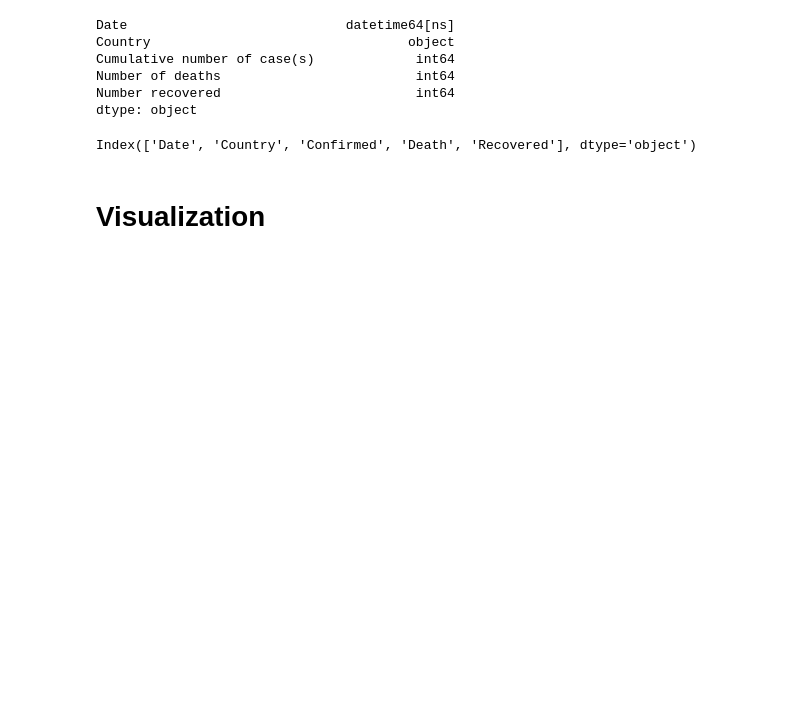
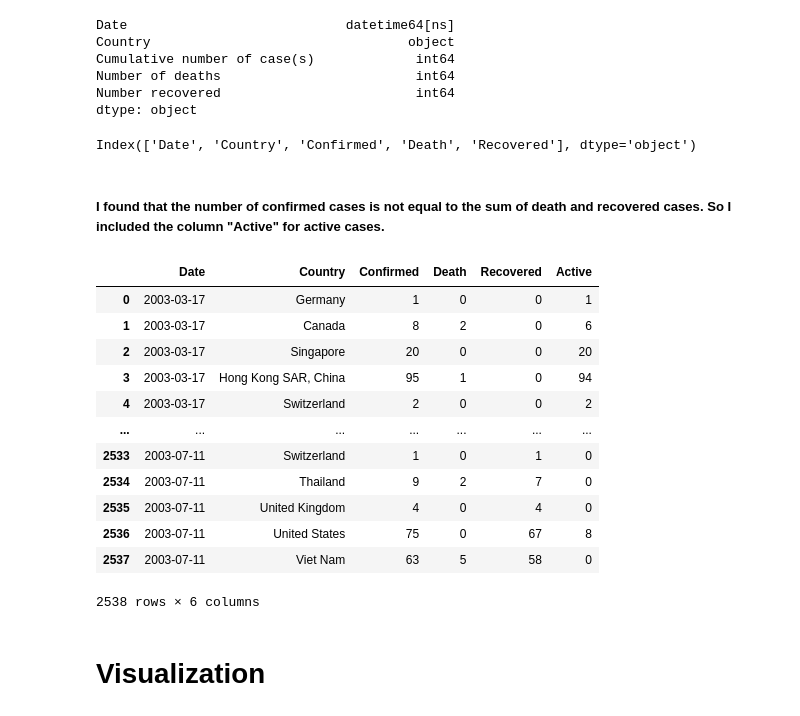
Before and after one commit to bee5633/SARS, a Jupyter notebook: SARS_jupyter.ipynb, the cells around one changed output. Saved outputs shown, nothing was run; the diff lists cells and outputs as text; code cells hidden in the pictures; blank space fills up the shorter version.

```diff
--- a/SARS_jupyter.ipynb
+++ b/SARS_jupyter.ipynb
@@ -161,6 +163,27 @@ sarsdf = sarsdf.rename(columns = {
 sarsdf.columns
 # %% [output]
 Index(['Date', 'Country', 'Confirmed', 'Death', 'Recovered'], dtype='object')
+# %% [markdown]
+<h5>I found that the number of confirmed cases is not equal to the sum of death and recovered cases. So I included the column "Active" for active cases. </h5>
+# %%
+#add 'Active' cases
+sarsdf['Active']  = sarsdf['Confirmed'] - (sarsdf['Death']  + sarsdf['Recovered'])
+#check
+sarsdf
+# %% [output]
+|  | Date | Country | Confirmed | Death | Recovered | Active |
+| 0 | 2003-03-17 | Germany | 1 | 0 | 0 | 1 |
+| 1 | 2003-03-17 | Canada | 8 | 2 | 0 | 6 |
+| 2 | 2003-03-17 | Singapore | 20 | 0 | 0 | 20 |
+| 3 | 2003-03-17 | Hong Kong SAR, China | 95 | 1 | 0 | 94 |
+| 4 | 2003-03-17 | Switzerland | 2 | 0 | 0 | 2 |
+| ... | ... | ... | ... | ... | ... | ... |
+| 2533 | 2003-07-11 | Switzerland | 1 | 0 | 1 | 0 |
+| 2534 | 2003-07-11 | Thailand | 9 | 2 | 7 | 0 |
+| 2535 | 2003-07-11 | United Kingdom | 4 | 0 | 4 | 0 |
+| 2536 | 2003-07-11 | United States | 75 | 0 | 67 | 8 |
+| 2537 | 2003-07-11 | Viet Nam | 63 | 5 | 58 | 0 |
+2538 rows × 6 columns
 # %% [markdown]
 <h1> Visualization </h1>
 # %%
```
Also changed, not shown: parts of 8 cells of this notebook.
